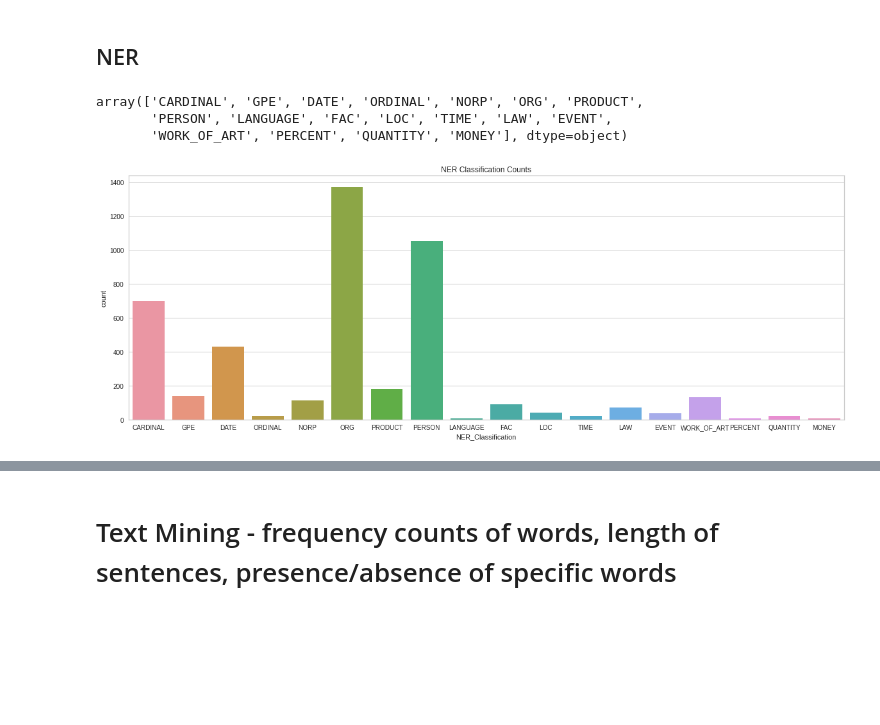
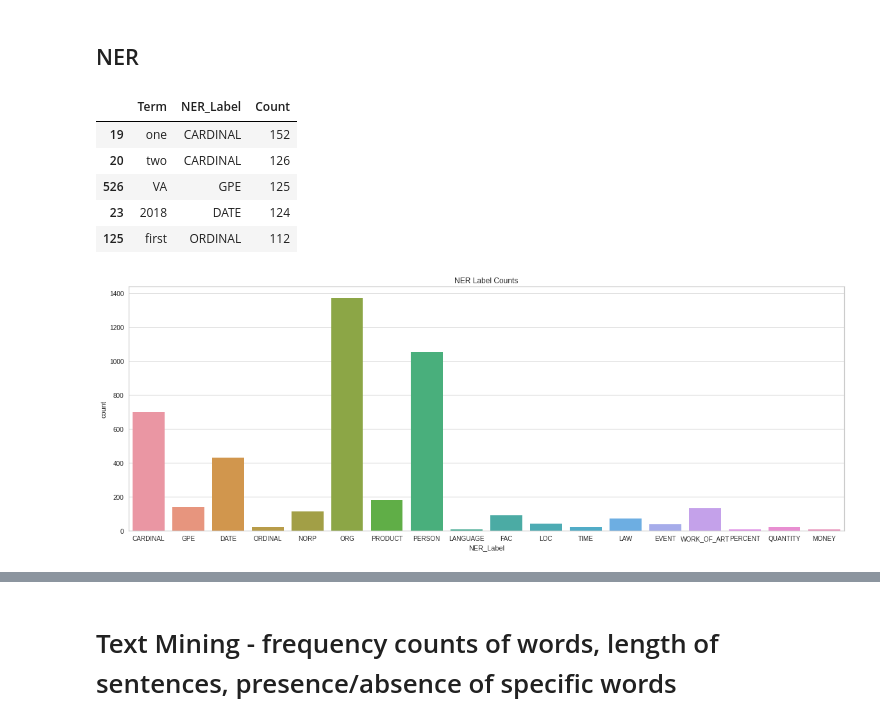
Before and after one commit to VintageGold/Text_Summarization, a Jupyter notebook: EDA.ipynb, the cells around one changed output, grey strips where cells are left out. Cells and saved outputs as stored; diff of their text form; code cells hidden in the pictures; blank space fills up the shorter version.

```diff
--- a/EDA.ipynb
+++ b/EDA.ipynb
@@ -239,12 +226,17 @@ df_entities = df_org.merge(df_count,left_index=True,right_index=True).reset_inde
-# %%
-df_entities["NER_Classification"].unique()
-# %% [output]
-array(['CARDINAL', 'GPE', 'DATE', 'ORDINAL', 'NORP', 'ORG', 'PRODUCT',
-       'PERSON', 'LANGUAGE', 'FAC', 'LOC', 'TIME', 'LAW', 'EVENT',
-       'WORK_OF_ART', 'PERCENT', 'QUANTITY', 'MONEY'], dtype=object)
+# %%
+ner_data = [ner_dictionary,ner_dictionary_count]
+df_ner = pd.DataFrame(ner_data).T.reset_index().rename(columns={0:"NER_Label",1:"Count","index":"Term"}).sort_values("Count",ascending=False)
+df_ner.head()
+# %% [output]
+|  | Term | NER_Label | Count |
+| 19 | one | CARDINAL | 152 |
+| 20 | two | CARDINAL | 126 |
+| 526 | VA | GPE | 125 |
+| 23 | 2018 | DATE | 124 |
+| 125 | first | ORDINAL | 112 |
 # %%
 import seaborn as sns
-ax = sns.countplot(x=df_entities["NER_Classification"])
-_ = ax.set_title("NER Classification Counts")
+ax = sns.countplot(x=df_ner["NER_Label"])
+_ = ax.set_title("NER Label Counts")
 # %% [output]
-[figure, old version]
+[figure, new version]
```
Also changed, not shown: parts of 5 cells of this notebook.
